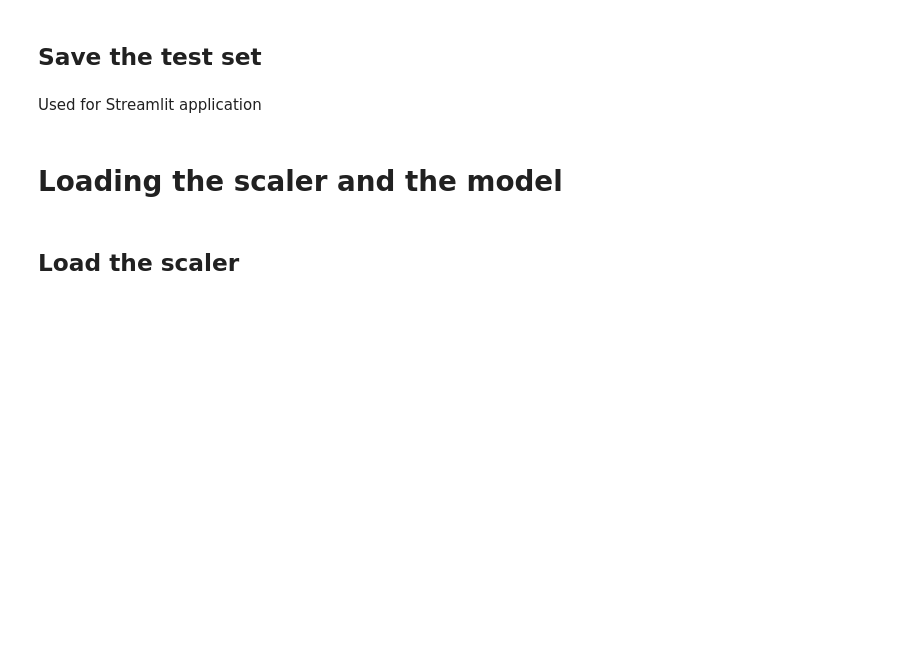
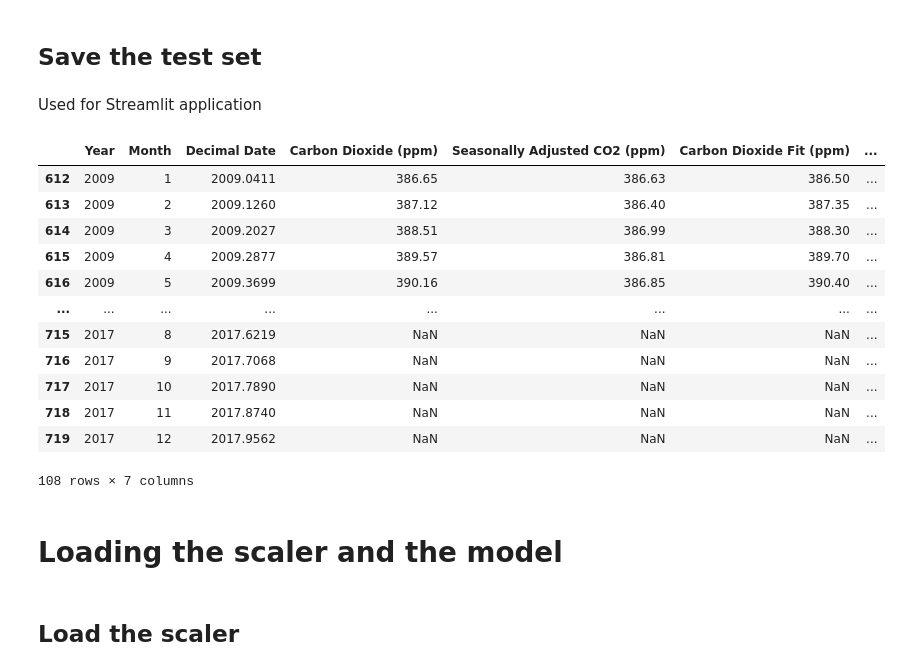
Before and after one commit to thcarole1/Carbon_Dioxide_Levels_in_Atmosphere, a Jupyter notebook: notebooks/Carbon dioxide levels prediction_Final.ipynb, the cells around one changed output. Saved outputs shown, nothing was run; the diff lists cells and outputs as text; code cells hidden in the pictures; blank space fills up the shorter version.

```diff
--- a/notebooks/Carbon dioxide levels prediction_Final.ipynb
+++ b/notebooks/Carbon dioxide levels prediction_Final.ipynb
@@ -1488,6 +1513,22 @@ train_raw, test_raw = get_split_data(co2_levels_raw, train_size = 0.85)
 # Saving the test set as csv file
 path_test = '../data/processed_data/test_15percent.csv'
 test_raw.to_csv(path_or_buf = path_test)
+# %%
+test_raw
+# %% [output]
+|  | Year | Month | Decimal Date | Carbon Dioxide (ppm) | Seasonally Adjusted CO2 (ppm) | Carbon Dioxide Fit (ppm) | ... |
+| 612 | 2009 | 1 | 2009.0411 | 386.65 | 386.63 | 386.50 | ... |
+| 613 | 2009 | 2 | 2009.1260 | 387.12 | 386.40 | 387.35 | ... |
+| 614 | 2009 | 3 | 2009.2027 | 388.51 | 386.99 | 388.30 | ... |
+| 615 | 2009 | 4 | 2009.2877 | 389.57 | 386.81 | 389.70 | ... |
+| 616 | 2009 | 5 | 2009.3699 | 390.16 | 386.85 | 390.40 | ... |
+| ... | ... | ... | ... | ... | ... | ... | ... |
+| 715 | 2017 | 8 | 2017.6219 | NaN | NaN | NaN | ... |
+| 716 | 2017 | 9 | 2017.7068 | NaN | NaN | NaN | ... |
+| 717 | 2017 | 10 | 2017.7890 | NaN | NaN | NaN | ... |
+| 718 | 2017 | 11 | 2017.8740 | NaN | NaN | NaN | ... |
+| 719 | 2017 | 12 | 2017.9562 | NaN | NaN | NaN | ... |
+108 rows × 7 columns
 # %% [markdown]
 # Loading the scaler and the model
 # %% [markdown]
```
Also changed, not shown: parts of 26 cells of this notebook, 5 other files.
